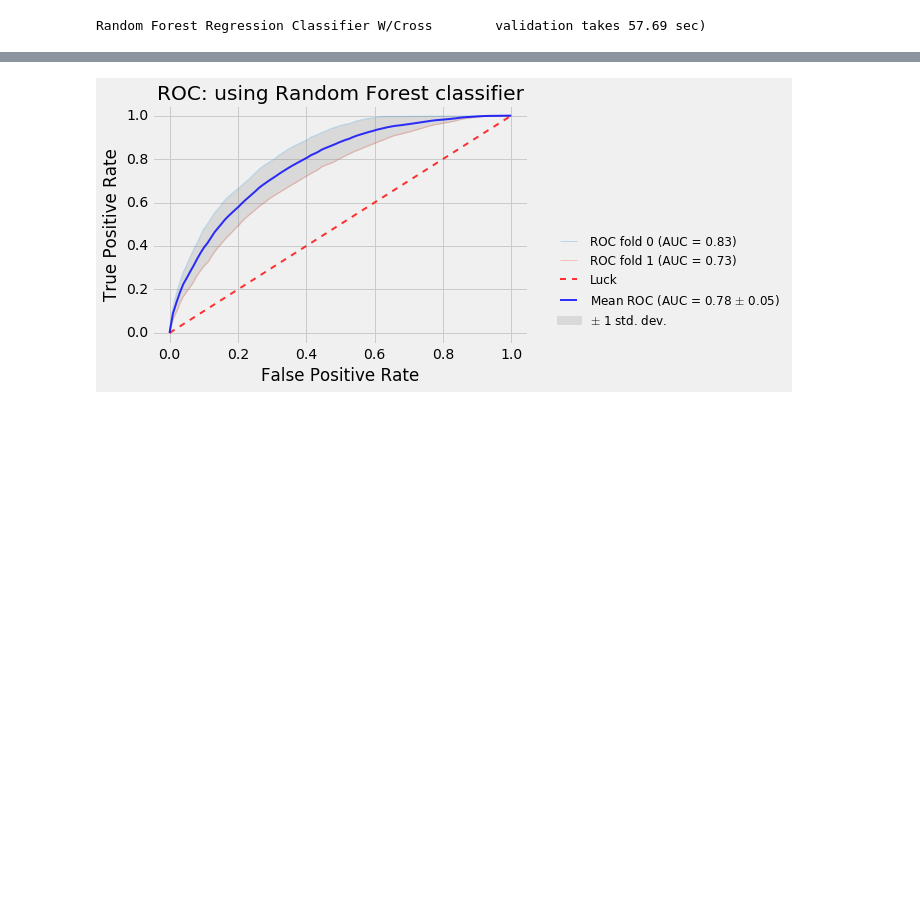
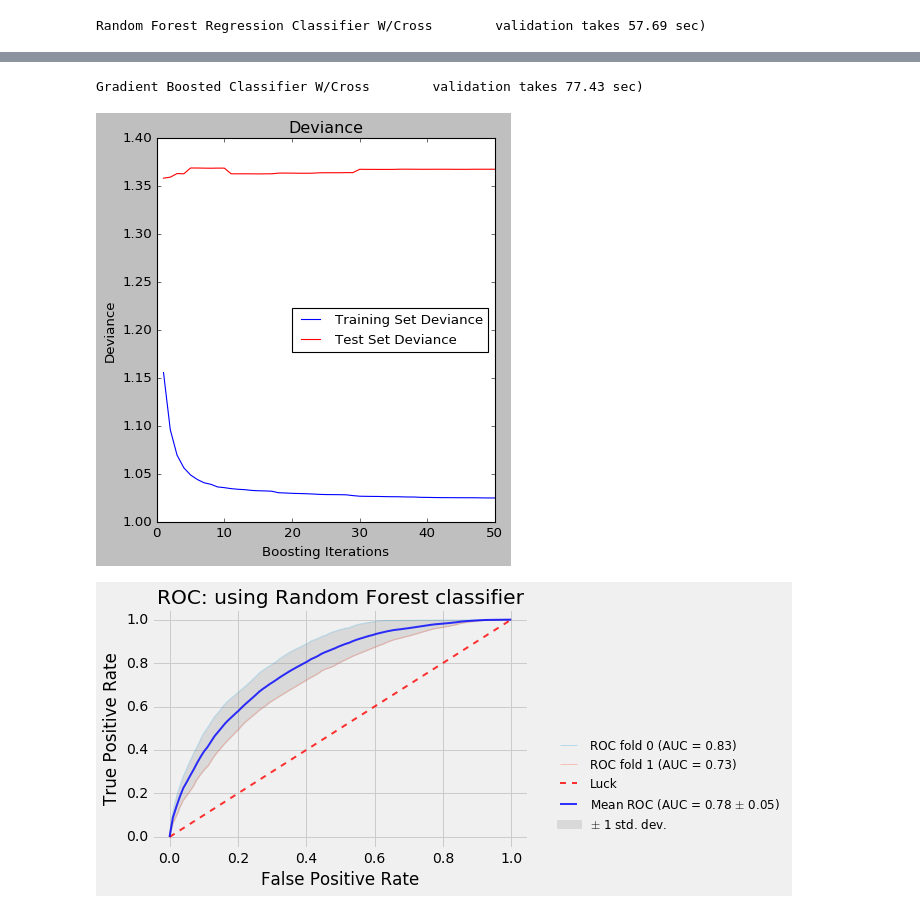
Before and after one commit to billiescodes/mortality_in_ICU, a Jupyter notebook: 02_Model_and_Evaluation.ipynb, the cells around one changed output, grey strips where cells are left out. Drawn from its saved outputs; the diff is of its cells as text; code cells hidden in the pictures; blank space fills up the shorter version.

Commit message:
modified model

```diff
--- a/02_Model_and_Evaluation.ipynb
+++ b/02_Model_and_Evaluation.ipynb
@@ -588,3 +598,31 @@ Random Forest Regression Classifier W/Cross        validation takes 57.69 sec)
+# %%
+start = timeit.default_timer()
+n_estimators=50
+model_gb1 = GradientBoostingClassifier(n_estimators=50,max_depth=10,learning_rate=.5)
+model_gb1.fit(X_train, y_train)
+# #############################################################################
+# Plot training deviance
+plt.style.use('classic')
+# compute test set deviance
+test_score = np.zeros((n_estimators), dtype=np.float64)
+
+for i, y_pred in enumerate(model_gb1.staged_predict(X_test)):
+    test_score[i] = model_gb1.loss_(y_test, y_pred)
+
+plt.figure(figsize=(12, 6))
+plt.subplot(1, 2, 1)
+plt.title('Deviance')
+plt.plot(np.arange(n_estimators) + 1,model_gb1.train_score_, 'b-', label='Training Set Deviance')
+plt.plot(np.arange(n_estimators) + 1, test_score, 'r-', label='Test Set Deviance')
+plt.legend(fontsize=12,loc=5) #bbox_to_anchor=(1.7,0.5) )
+plt.xlabel('Boosting Iterations'); plt.ylabel('Deviance')
+
+elapsed = timeit.default_timer() - start
+print ("Gradient Boosted Classifier W/Cross \
+       validation takes {} sec) ".format(round(elapsed,2)) )
+# %% [output]
+Gradient Boosted Classifier W/Cross        validation takes 77.43 sec)
+[figure, added]
 # %%
 ### run with Gradient Boost
 classifier = GradientBoostingClassifier(n_estimators=4000,max_depth=3,learning_rate=.03)
```
Also changed, not shown: parts of 9 cells of this notebook.
